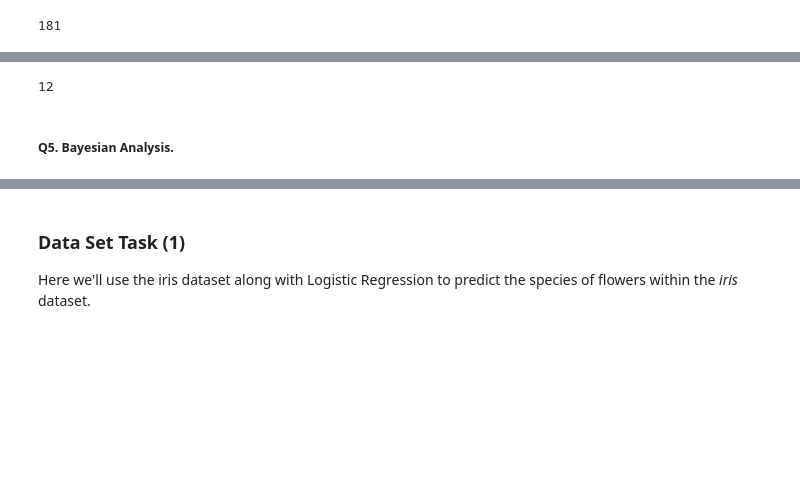
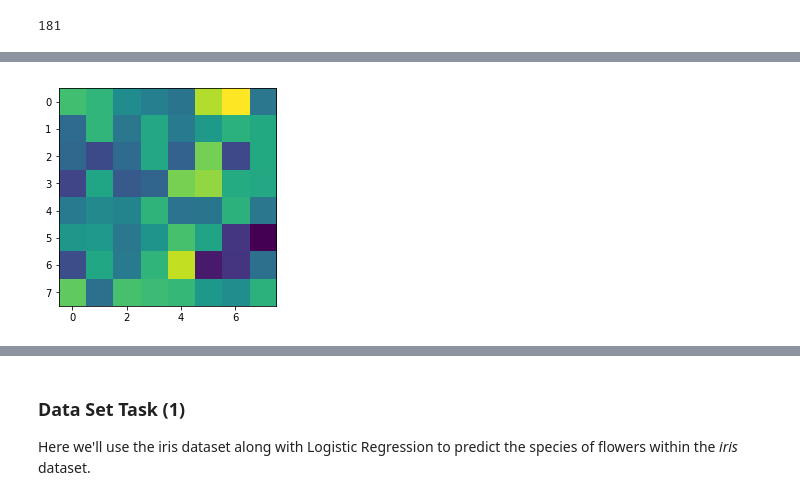
Before and after one commit to tduffy000/dse-i1020-midterm, a Jupyter notebook: midterm_questions.ipynb, the cells around one changed output, grey strips where cells are left out. Drawn from its saved outputs; the diff is of its cells as text; code cells hidden in the pictures; blank space fills up the shorter version.

```diff
--- a/midterm_questions.ipynb
+++ b/midterm_questions.ipynb
@@ -190,7 +207,7 @@ y = digit_data['target'][six_mask]
 # check that we have picked out the 6's
 plt.imshow(X[5].reshape(8,8))
 
-N_COMPS = 3
+N_COMPS = digit_data['data'][0].shape[0]
 pca = PCA(N_COMPS)
 pca.fit(X)
 pca.explained_variance_ratio_
@@ -199,13 +231 @@ array([0.24668555, 0.17211797, 0.14099416])
 [figure]
-# %%
-# now let's see what this does as a dimensionality to a random digit
-pos = int(np.random.uniform(0, six_mask.sum()))
-
-# perform dimensionality reduction
-
-# also we can print out the reduction matrix or something
-# check your CU notes
-# %% [output]
-12
-# %% [markdown]
-##### Q5. Bayesian Analysis.
@@ -215,0 +232,5 @@ pos = int(np.random.uniform(0, six_mask.sum()))
+# %%
+# what does the average six look like?
+_ = plt.imshow(np.average(pca.components_,axis=0).reshape(8,8))
+# %% [output]
+[figure, added]
```
Also changed, not shown: parts of 22 cells of this notebook.
